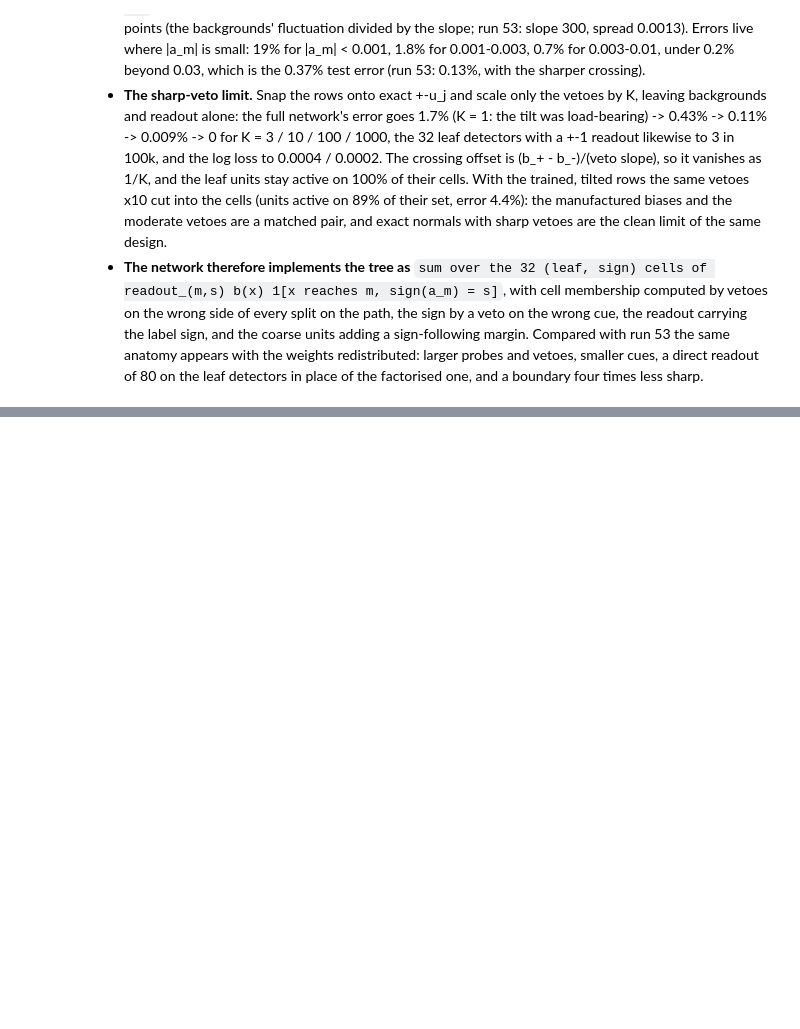
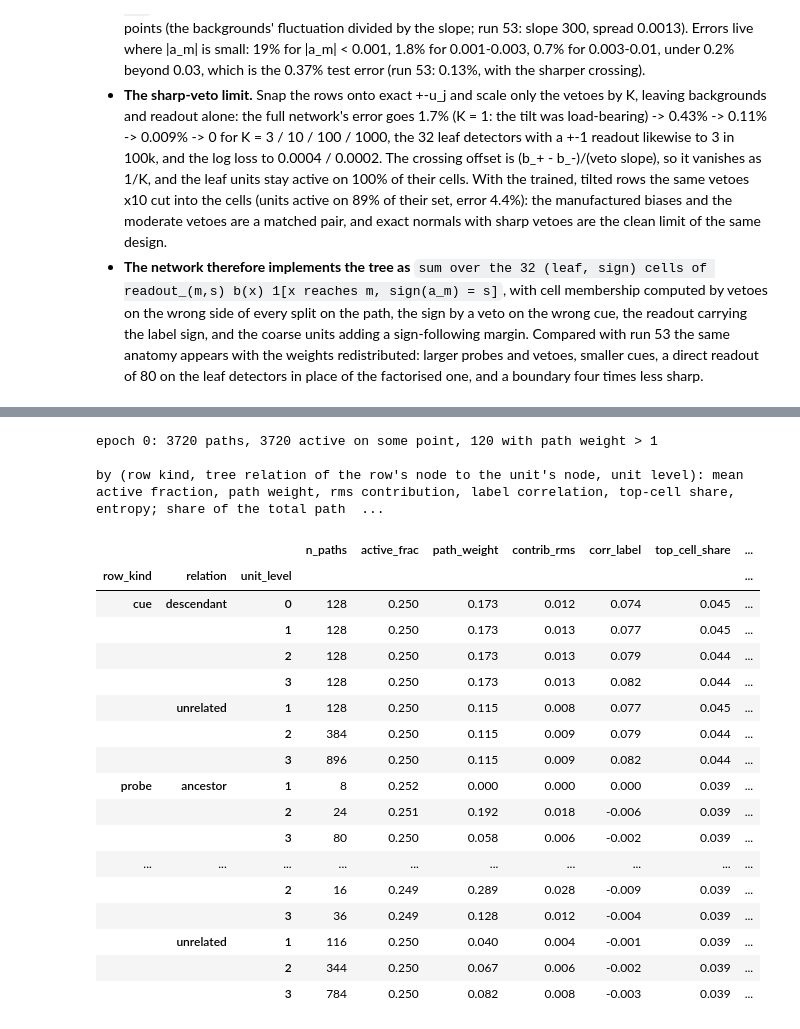
Before and after one commit to HarishGP/layer-lenses, a Jupyter notebook: notebooks/two_layer_network_anatomy.ipynb, the cells around one changed output, grey strips where cells are left out. Saved outputs shown, nothing was run; the diff lists cells and outputs as text; code cells hidden in the pictures; blank space fills up the shorter version.

```diff
--- a/notebooks/two_layer_network_anatomy.ipynb
+++ b/notebooks/two_layer_network_anatomy.ipynb
@@ -390,0 +401,33 @@ rows -> exact normals, vetoes x K (full network / the 0 leaf detectors with a +-
+# %%
+from layer_lenses.path_analysis import path_statistics, path_group_summary, leaf_cells
+N_PATH = 50_000; xp, yp = x[:N_PATH], y[:N_PATH]; cells_p = leaf_cells(xp, U)
+def path_stats_at(e):
+    Wa, W2a, Woa = (z[k][EPOCHS.index(e)].astype(np.float64) for k in ["w__hidden_layers.0.weight", "w__hidden_layers.1.weight", "w__output_layer.weight"])
+    Ca = Wa / np.linalg.norm(Wa, axis=1, keepdims=True) @ U.T; rn = np.abs(Ca).argmax(1); rp = np.sign(Ca[np.arange(len(Wa)), rn]).astype(int)
+    return path_statistics(Wa, W2a, Woa, xp, yp, U, row_node=rn, row_pole=rp, unit_node=unode, cells=cells_p)
+ps = path_stats_at(EPOCH); pd.set_option("display.max_rows", 60)
+print(f"epoch {EPOCH}: {len(ps)} paths, {(ps.active_frac > 0).sum()} active on some point, {ps.path_weight.gt(1).sum()} with path weight > 1")
+print("\nby (row kind, tree relation of the row's node to the unit's node, unit level): mean active fraction, path weight, rms contribution, label correlation, top-cell share, entropy; share of the total path weight")
+display(path_group_summary(ps))
+# %% [output]
+epoch 0: 3720 paths, 3720 active on some point, 120 with path weight > 1
+
+by (row kind, tree relation of the row's node to the unit's node, unit level): mean active fraction, path weight, rms contribution, label correlation, top-cell share, entropy; share of the total path  ...
+|  |  |  | n_paths | active_frac | path_weight | contrib_rms | corr_label | top_cell_share | ... |
+| row_kind | relation | unit_level |  |  |  |  |  |  | ... |
+| cue | descendant | 0 | 128 | 0.250 | 0.173 | 0.012 | 0.074 | 0.045 | ... |
+|  |  | 1 | 128 | 0.250 | 0.173 | 0.013 | 0.077 | 0.045 | ... |
+|  |  | 2 | 128 | 0.250 | 0.173 | 0.013 | 0.079 | 0.044 | ... |
+|  |  | 3 | 128 | 0.250 | 0.173 | 0.013 | 0.082 | 0.044 | ... |
+|  | unrelated | 1 | 128 | 0.250 | 0.115 | 0.008 | 0.077 | 0.045 | ... |
+|  |  | 2 | 384 | 0.250 | 0.115 | 0.009 | 0.079 | 0.044 | ... |
+|  |  | 3 | 896 | 0.250 | 0.115 | 0.009 | 0.082 | 0.044 | ... |
+| probe | ancestor | 1 | 8 | 0.252 | 0.000 | 0.000 | 0.000 | 0.039 | ... |
+|  |  | 2 | 24 | 0.251 | 0.192 | 0.018 | -0.006 | 0.039 | ... |
+|  |  | 3 | 80 | 0.250 | 0.058 | 0.006 | -0.002 | 0.039 | ... |
+| ... | ... | ... | ... | ... | ... | ... | ... | ... | ... |
+|  |  | 2 | 16 | 0.249 | 0.289 | 0.028 | -0.009 | 0.039 | ... |
+|  |  | 3 | 36 | 0.249 | 0.128 | 0.012 | -0.004 | 0.039 | ... |
+|  | unrelated | 1 | 116 | 0.250 | 0.040 | 0.004 | -0.001 | 0.039 | ... |
+|  |  | 2 | 344 | 0.250 | 0.067 | 0.006 | -0.002 | 0.039 | ... |
+|  |  | 3 | 784 | 0.250 | 0.082 | 0.008 | -0.003 | 0.039 | ... |
```
Also changed, not shown: parts of 5 cells of this notebook, 3 other files.
